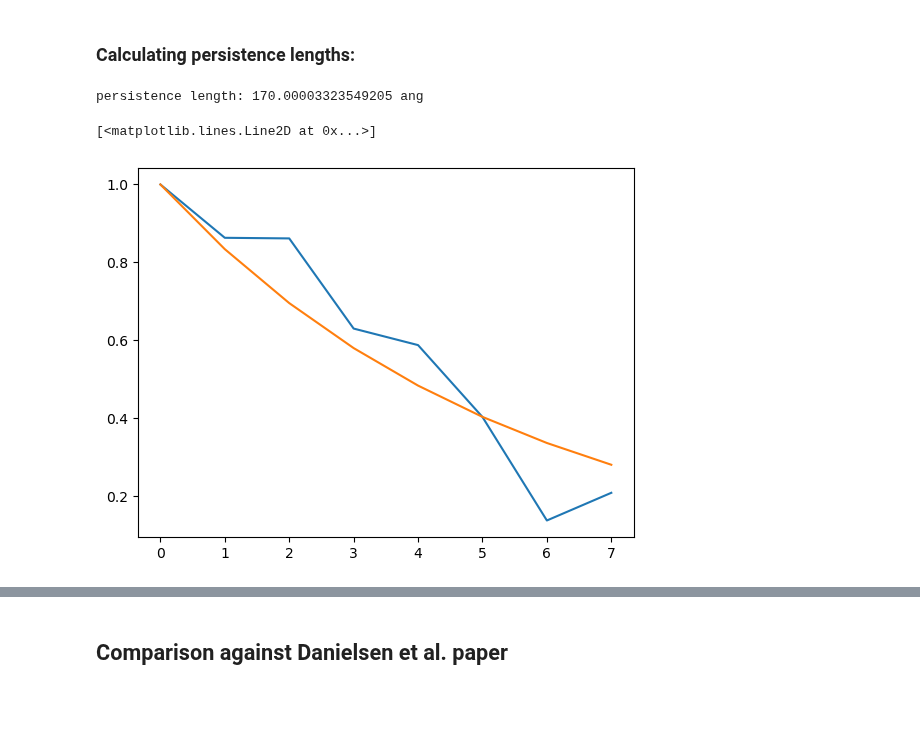
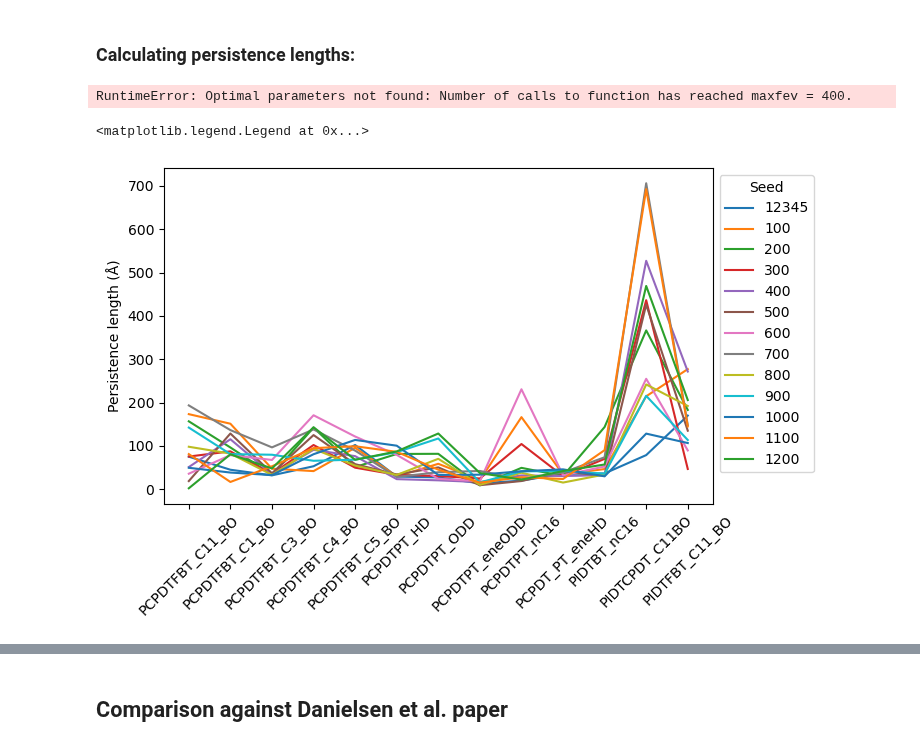
Before and after one commit to cmelab/pl-validation, a Jupyter notebook: data_analysis.ipynb, the cells around one changed output, grey strips where cells are left out. Drawn from its saved outputs; the diff is of its cells as text; code cells hidden in the pictures; blank space fills up the shorter version.

```diff
--- a/data_analysis.ipynb
+++ b/data_analysis.ipynb
@@ -53,23 +41,36 @@ plt.plot(exp_fit)
 ### Calculating persistence lengths:
 # %%
 p_lens = []
-for i in range(len(molecule_list)):
-    h = persistence_length(filepath=molecule_list[i],
-                       atom_index=polymer_dictionary.get(key_list[i]).get("Sulfur index"),
-                       monomer_count=10,
-                       start=40)
-    l_p = h[0]
-    l_b = h[1]
-    x_values = h[2]
-    C_n = h[3]
-    exp_fit = h[4]
-    decorr = h[-2]
-    p_lens.append(l_p*ref_length*10)
+for mol_list in all_mol_list:
+    i = 0
+    for filepath in mol_list:
+        h = persistence_length1(filepath=filepath,
+                           # atom_index=polymer_dictionary.get(key_list[i]).get("Sulfur index"),
+                           monomer_count=10,
+                           start=50)
+        l_p = h[0]
+        l_b = h[1]
+        x_values = h[2]
+        C_n = h[3]
+        exp_fit = h[4]
+        decorr = h[-2]
+        i += 1
+        p_lens.append(l_p*ref_length*10)
+# %% [output]
+RuntimeError: Optimal parameters not found: Number of calls to function has reached maxfev = 400.
-# %%
-print('persistence length:',l_p*ref_length*10, 'ang')
-plt.plot(C_n)
-plt.plot(exp_fit)
-# %% [output]
-persistence length: 170.00003323549205 ang
-[<matplotlib.lines.Line2D at 0x...>]
-[figure, removed]
+# %%
+start = 100
+stop = 1300
+step = 100
+
+seeds = [12345] + [i for i in range(start, stop, step)]
+# %%
+for i in range(len(names)):
+    plt.plot(key_list,p_lens[i*13:(i+1)*13])
+plt.xticks(rotation=45)
+plt.tight_layout()
+plt.ylabel("Persistence length (Å)")
+plt.legend(seeds, title="Seed", loc="upper left", bbox_to_anchor=(1, 1))
+# %% [output]
+<matplotlib.legend.Legend at 0x...>
+[figure, added]
```
Also changed, not shown: parts of 19 cells of this notebook, 6 other files.
